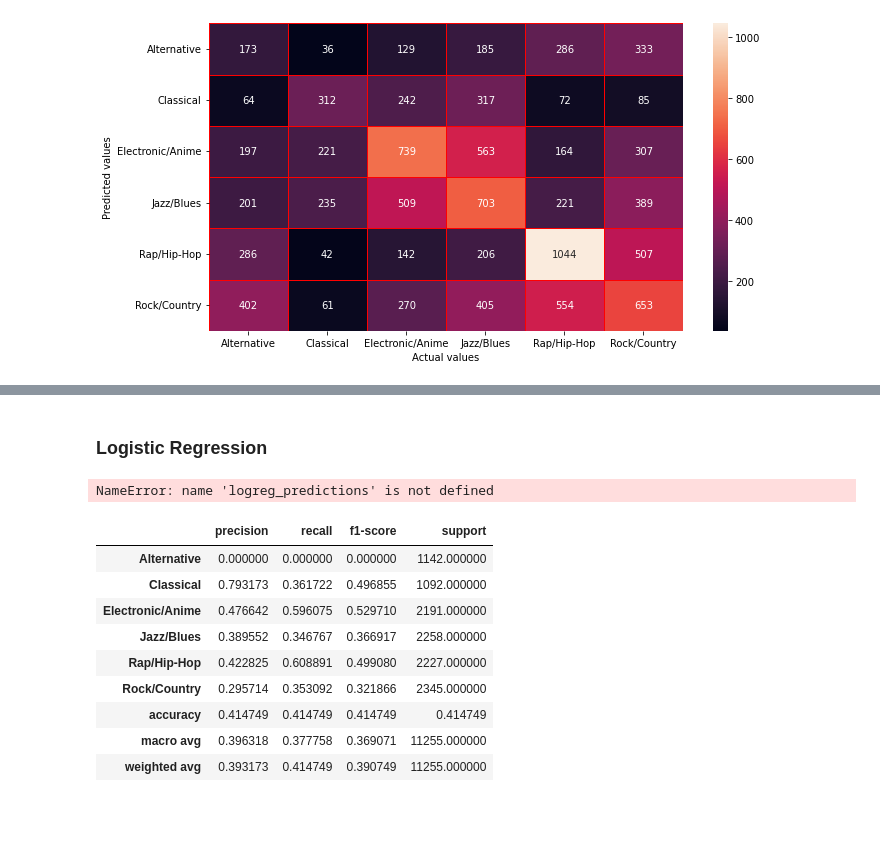
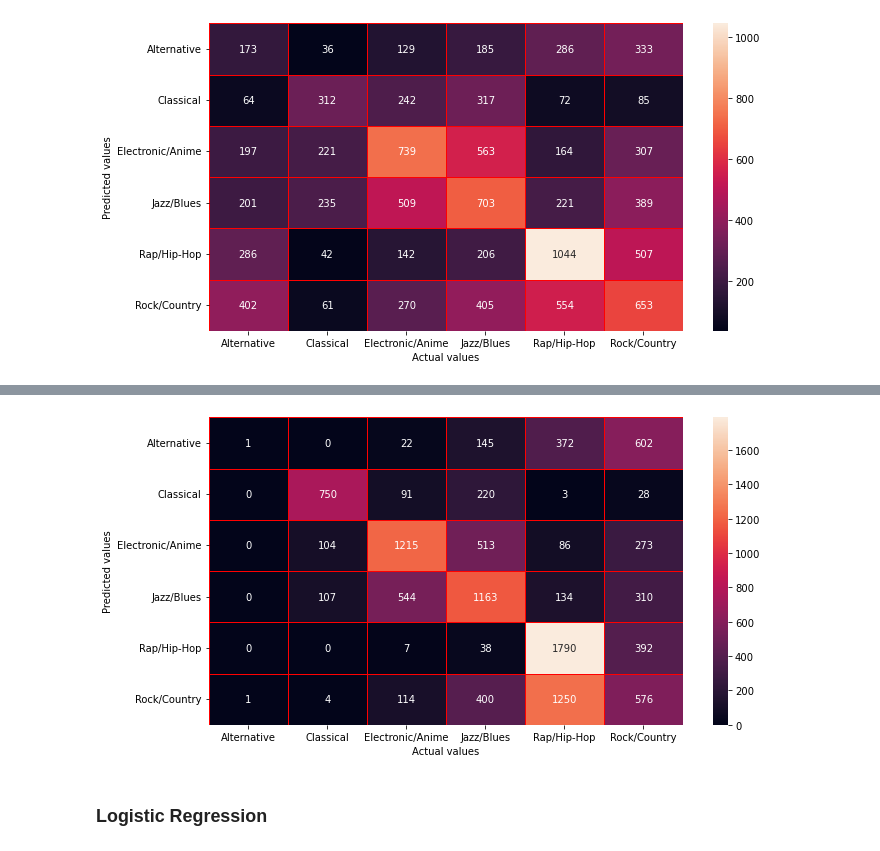
Before and after one commit to albertmirek/4iz566-py-music, a Jupyter notebook: main.ipynb, the cells around one changed output, grey strips where cells are left out. Cells and saved outputs as stored; diff of their text form; code cells hidden in the pictures; blank space fills up the shorter version.

Commit message:
Evaluation, tuning edit, závěr

```diff
--- a/main.ipynb
+++ b/main.ipynb
@@ -326,0 +332,13 @@ Accuracy on test data: 0.29569080408707243
+# %%
+#NaiveBayes
+#create a Naive Bayes Classifier
+gnb = GaussianNB(var_smoothing=1e-9)
+
+#fit the classifier to the training data
+gnb.fit(X_train,y_train)
+
+#storing the predictions of naive bayes for evaluation
+gnb_predictions = gnb.predict(X_test)
+
+print("Accuracy on train data:", gnb.score(X_train, y_train))
+print("Accuracy on test data:", gnb.score(X_test, y_test))
@@ -550,25 +581,28 @@ plt.show()
+# %%
+#confusion metrix for naive bayes
+plt.figure(figsize = (10, 5))
+sns.heatmap(confusion_matrix(y_test, gnb_predictions),
+    annot = True,
+    fmt = ".0f",
+    linewidths = 1,
+    linecolor = "red",
+    xticklabels = gnb.classes_,
+    yticklabels = gnb.classes_)
+plt.xlabel("Actual values")
+plt.ylabel("Predicted values")
+plt.tight_layout()
+plt.show()
+# %% [output]
+[figure, added]
 # %% [markdown]
 ### Logistic Regression
 # %%
 #accuracy score on test data for logistic regression
-logreg_acc = accuracy_score(y_test, logreg_predictions)
-print(f'log_reg_accuracy: {logreg_acc*100:.2f}%')
+#logreg_acc = accuracy_score(y_test, logreg_predictions)
+#print(f'Logistic Regression accuracy: {logreg_acc*100:.2f}%')
-# %% [output]
-NameError: name 'logreg_predictions' is not defined
 # %%
 #classification report for logistic regression
-logreg_report = classification_report(y_test, logreg_predictions, output_dict=True)
-df_report = pd.DataFrame(logreg_report).transpose()
-df_report
+#logreg_report = classification_report(y_test, logreg_predictions, output_dict=True)
+#df_report = pd.DataFrame(logreg_report).transpose()
+#df_report
-# %% [output]
-|  | precision | recall | f1-score | support |
-| Alternative | 0.000000 | 0.000000 | 0.000000 | 1142.000000 |
-| Classical | 0.793173 | 0.361722 | 0.496855 | 1092.000000 |
-| Electronic/Anime | 0.476642 | 0.596075 | 0.529710 | 2191.000000 |
-| Jazz/Blues | 0.389552 | 0.346767 | 0.366917 | 2258.000000 |
-| Rap/Hip-Hop | 0.422825 | 0.608891 | 0.499080 | 2227.000000 |
-| Rock/Country | 0.295714 | 0.353092 | 0.321866 | 2345.000000 |
-| accuracy | 0.414749 | 0.414749 | 0.414749 | 0.414749 |
-| macro avg | 0.396318 | 0.377758 | 0.369071 | 11255.000000 |
-| weighted avg | 0.393173 | 0.414749 | 0.390749 | 11255.000000 |
 # %%
```
Also changed, not shown: parts of 31 cells of this notebook.
